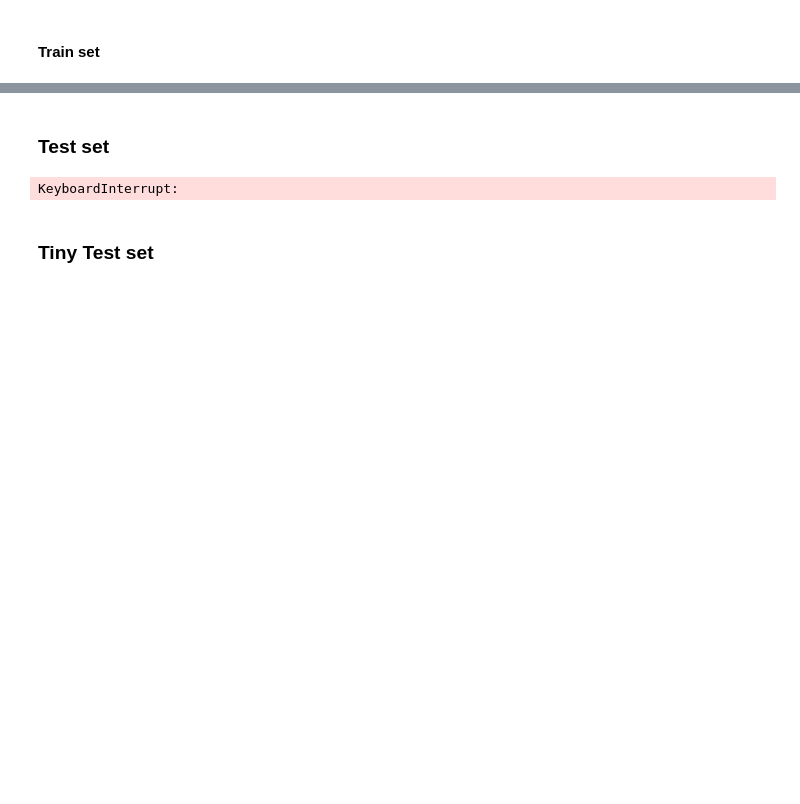
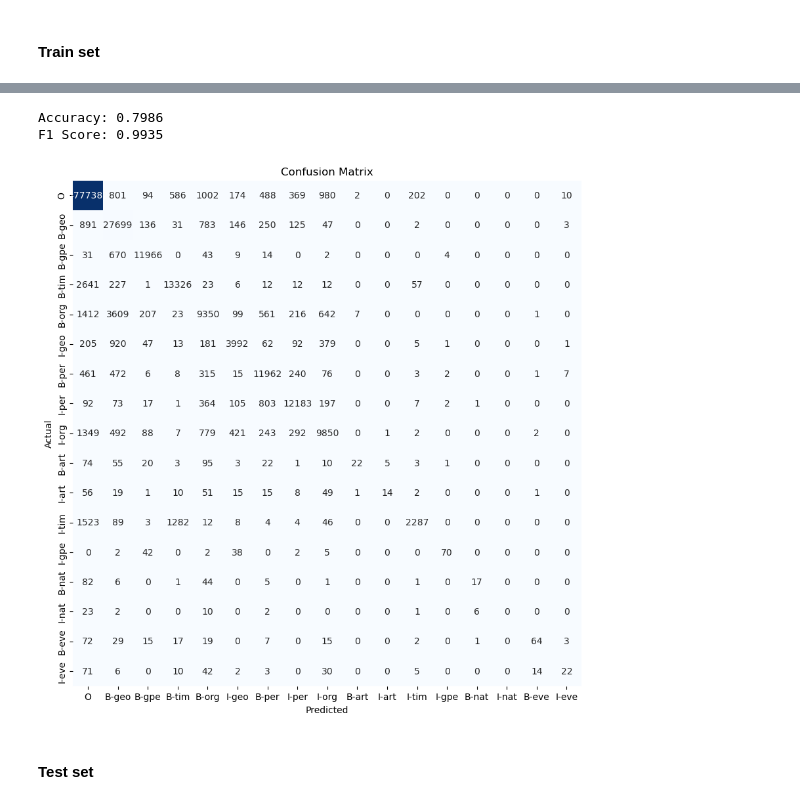
Before and after one commit to davidrosado4/named-entity-recognition, a Jupyter notebook: reproduce_results.ipynb, the cells around one changed output, grey strips where cells are left out. Cells and saved outputs as stored; diff of their text form; code cells hidden in the pictures; blank space fills up the shorter version.

Commit message:
adding bi-lstm

```diff
--- a/reproduce_results.ipynb
+++ b/reproduce_results.ipynb
@@ -302,2 +306,5 @@ F1 Score: 0.9276
+# %%
+X_train, y_train, num_words, num_tags, word2idx, tag2idx = preprocess_BiLSTM_train_data(train)
+X_test, y_test = preprocess_BiLSTM_test_data(test, word2idx, tag2idx,num_words)
 # %% [markdown]
 ### Load Model
@@ -308,7 +310,0 @@ bert = load_model('fitted_models/bert_model.h5',custom_objects={'TFBertModel': T
-# %%
-sentences_train, tag_train, enc_tag_train = process_BERT_data(train)
-X_train = sentences_train
-y_train = tag_train
-sentences_test, tag_test, enc_tag_test = process_BERT_data(test)
-X_test = sentences_test
-y_test = tag_test
@@ -317,0 +311,2 @@ test_input_ids,test_attention_mask = tokenize_BERT(X_test)
+# %%
+lstm_model = load_model('fitted_models/03_BiLSTM.h5')
@@ -323,2 +318,4 @@ Problem--> the predict of the bert takes about 2h.
 # %% [markdown]
 #### Train set
+# %%
+y_train_pred = predict_lstm(lstm_model, X_train)
@@ -325,8 +324,8 @@ Problem--> the predict of the bert takes about 2h.
+# %%
+evaluate_lstm(y_train.flatten().tolist(), y_train_pred.flatten().tolist(), tag_dict_rev)
+# %% [output]
+Accuracy: 0.7986
+F1 Score: 0.9935
+[figure, added]
 # %% [markdown]
-### Test set
+#### Test set
-# %%
-bert.predict([test_input_ids,test_attention_mask])
-# %% [output]
-KeyboardInterrupt:
-# %% [markdown]
-### Tiny Test set
```
Also changed, not shown: parts of 11 cells of this notebook, 2 other files.
